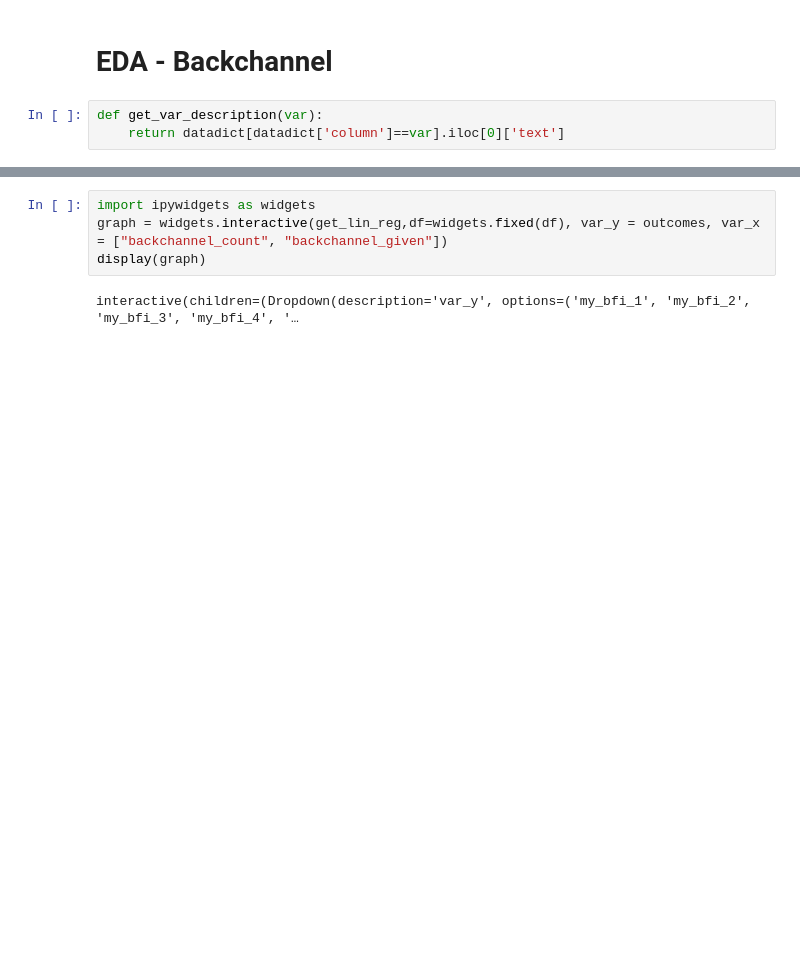
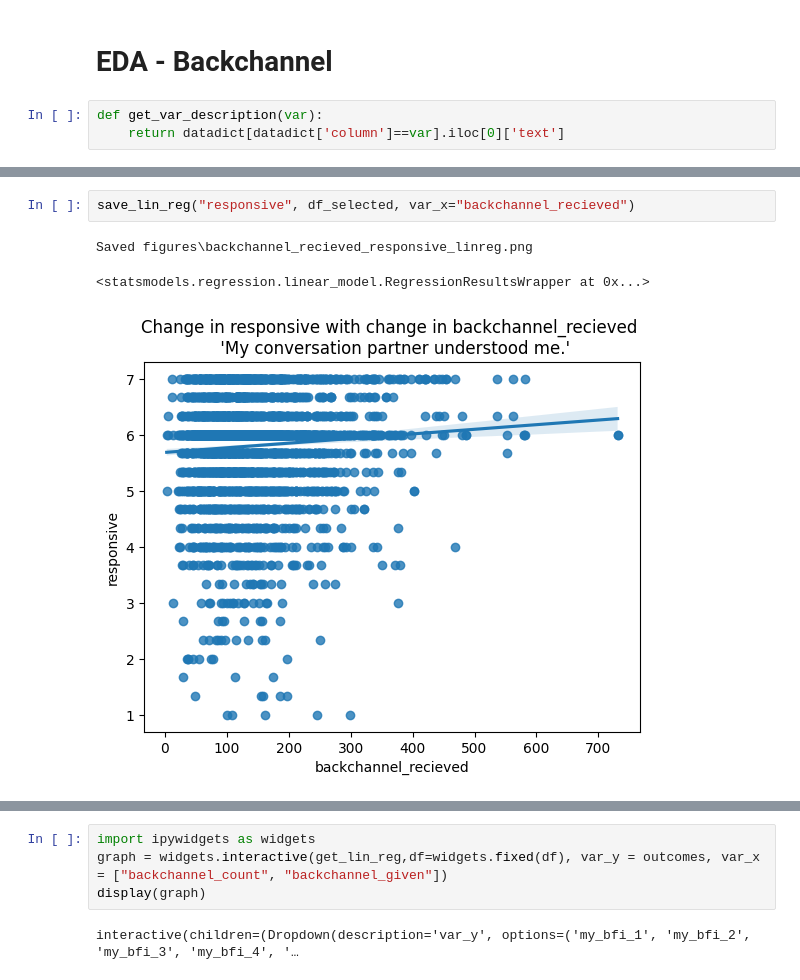
Before and after one commit to Hclover2003/natconv, a Jupyter notebook: natconv.ipynb, the cells around one changed output, grey strips where cells are left out. Saved outputs shown, nothing was run; the diff lists cells and outputs as text; blank space fills up the shorter version.

```diff
--- a/natconv.ipynb
+++ b/natconv.ipynb
@@ -389,0 +563,6 @@ def save_lin_reg(var_y, df,savedir = "figures", var_x='backchannel_count'):
+# %%
+save_lin_reg("responsive", df_selected, var_x="backchannel_recieved")
+# %% [output]
+Saved figures\backchannel_recieved_responsive_linreg.png
+<statsmodels.regression.linear_model.RegressionResultsWrapper at 0x...>
+[figure, added]
```
Also changed, not shown: parts of 77 cells of this notebook, 51 other files.
